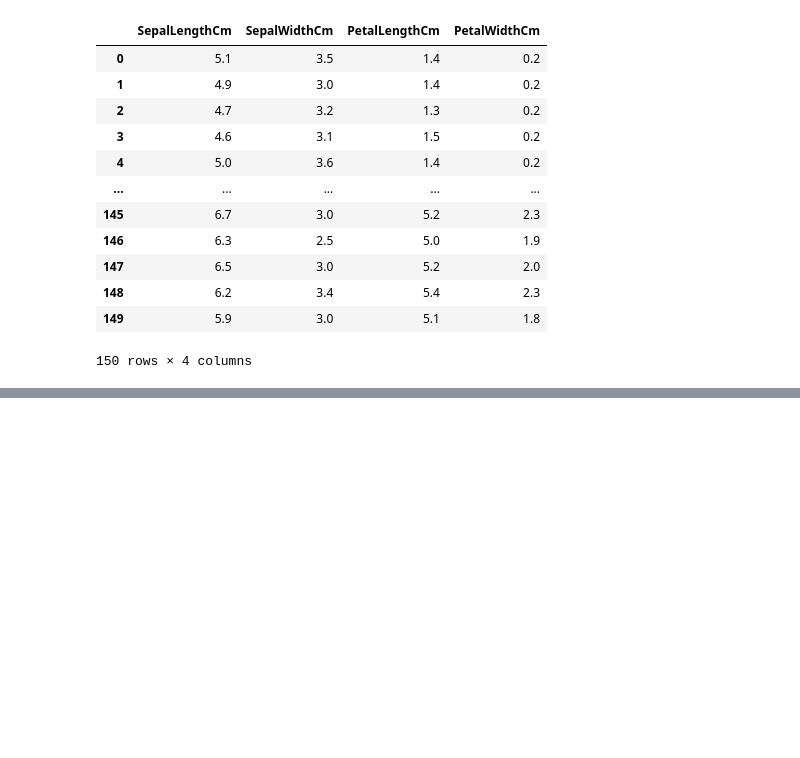
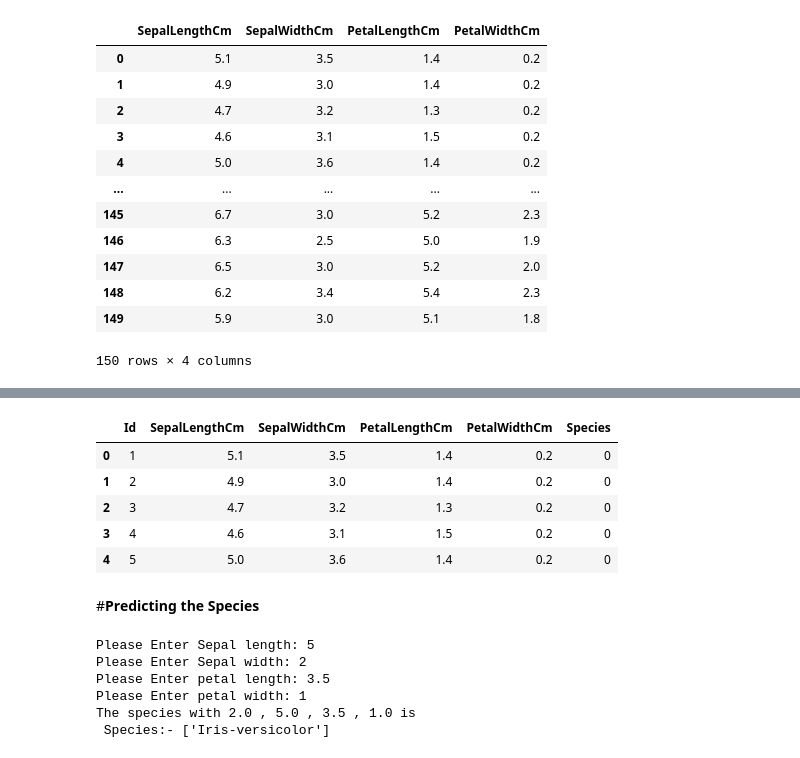
Before and after one commit to ArchitLimaye/OIBSIP, a Jupyter notebook: Oasis_Infobyte_|_Data_Scientist_|_Task_1.ipynb, the cells around one changed output, grey strips where cells are left out. Drawn from its saved outputs; the diff is of its cells as text; code cells hidden in the pictures; blank space fills up the shorter version.

```diff
--- a/Oasis_Infobyte_|_Data_Scientist_|_Task_1.ipynb
+++ b/Oasis_Infobyte_|_Data_Scientist_|_Task_1.ipynb
@@ -81,0 +102,11 @@ The Accuracy of the Model is  95.23809523809523
+# %%
+df.head(5)
+# %% [output]
+|  | Id | SepalLengthCm | SepalWidthCm | PetalLengthCm | PetalWidthCm | Species |
+| 0 | 1 | 5.1 | 3.5 | 1.4 | 0.2 | 0 |
+| 1 | 2 | 4.9 | 3.0 | 1.4 | 0.2 | 0 |
+| 2 | 3 | 4.7 | 3.2 | 1.3 | 0.2 | 0 |
+| 3 | 4 | 4.6 | 3.1 | 1.5 | 0.2 | 0 |
+| 4 | 5 | 5.0 | 3.6 | 1.4 | 0.2 | 0 |
+# %% [markdown]
+#**Predicting the Species**
@@ -81,0 +120,13 @@ The Accuracy of the Model is  95.23809523809523
+# %%
+sepalLength=float(input("Please Enter Sepal length: "))
+sepalWidth=float(input("Please Enter Sepal width: "))
+petalLength=float(input("Please Enter petal length: "))
+petalWidth=float(input("Please Enter petal width: "))
+print("The species with",sepalWidth,",",sepalLength,",",petalLength,",",petalWidth,"is \n Species:-",predict(sepalLength,sepalWidth,petalLength,petalWidth))
+# %% [output]
+Please Enter Sepal length: 5
+Please Enter Sepal width: 2
+Please Enter petal length: 3.5
+Please Enter petal width: 1
+The species with 2.0 , 5.0 , 3.5 , 1.0 is
+ Species:- ['Iris-versicolor']
```
Also changed, not shown: parts of 6 cells of this notebook.
